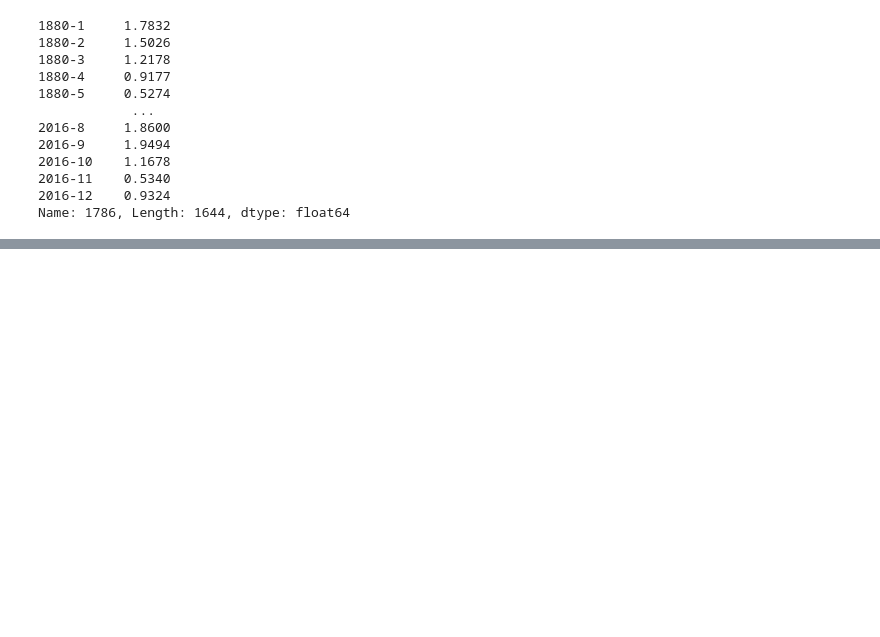
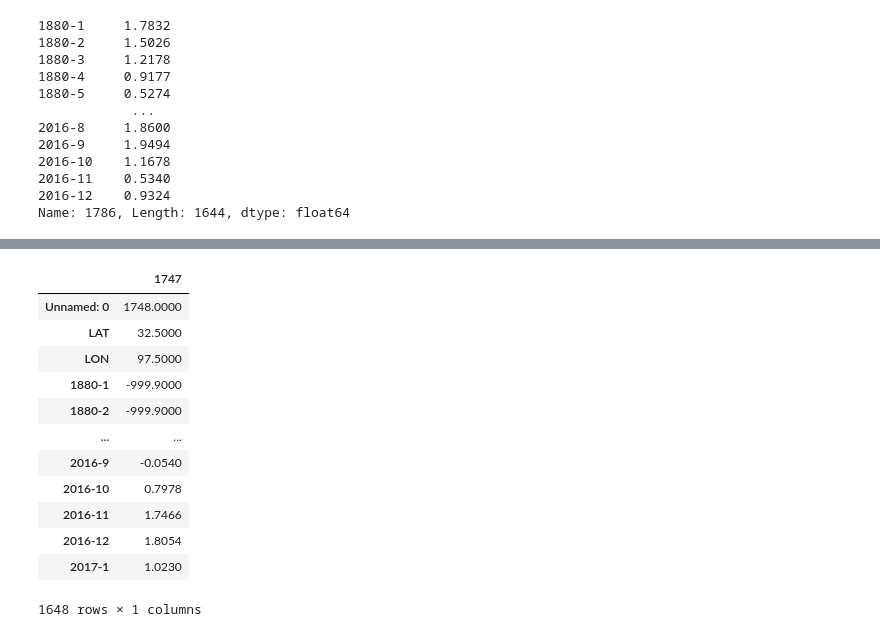
Before and after one commit to jordan-gilmartin/cuyamaca-climatology-analysis, a Jupyter notebook: cuyamaca-climatology-analysis.ipynb, the cells around one changed output, grey strips where cells are left out. Saved outputs shown, nothing was run; the diff lists cells and outputs as text; code cells hidden in the pictures; blank space fills up the shorter version.

```diff
--- a/cuyamaca-climatology-analysis.ipynb
+++ b/cuyamaca-climatology-analysis.ipynb
@@ -649,0 +652,20 @@ plt.show()
+# %%
+# Starting 2.10
+# Grabbing lat-lon grid boxes for Texas
+noaa_TX1 = pd.DataFrame(NOAA_results.iloc[1747])
+noaa_TX2 = pd.DataFrame(NOAA_results.iloc[1748])
+noaa_TX1
+# %% [output]
+|  | 1747 |
+| Unnamed: 0 | 1748.0000 |
+| LAT | 32.5000 |
+| LON | 97.5000 |
+| 1880-1 | -999.9000 |
+| 1880-2 | -999.9000 |
+| ... | ... |
+| 2016-9 | -0.0540 |
+| 2016-10 | 0.7978 |
+| 2016-11 | 1.7466 |
+| 2016-12 | 1.8054 |
+| 2017-1 | 1.0230 |
+1648 rows × 1 columns
```
Also changed, not shown: parts of 30 cells of this notebook.
